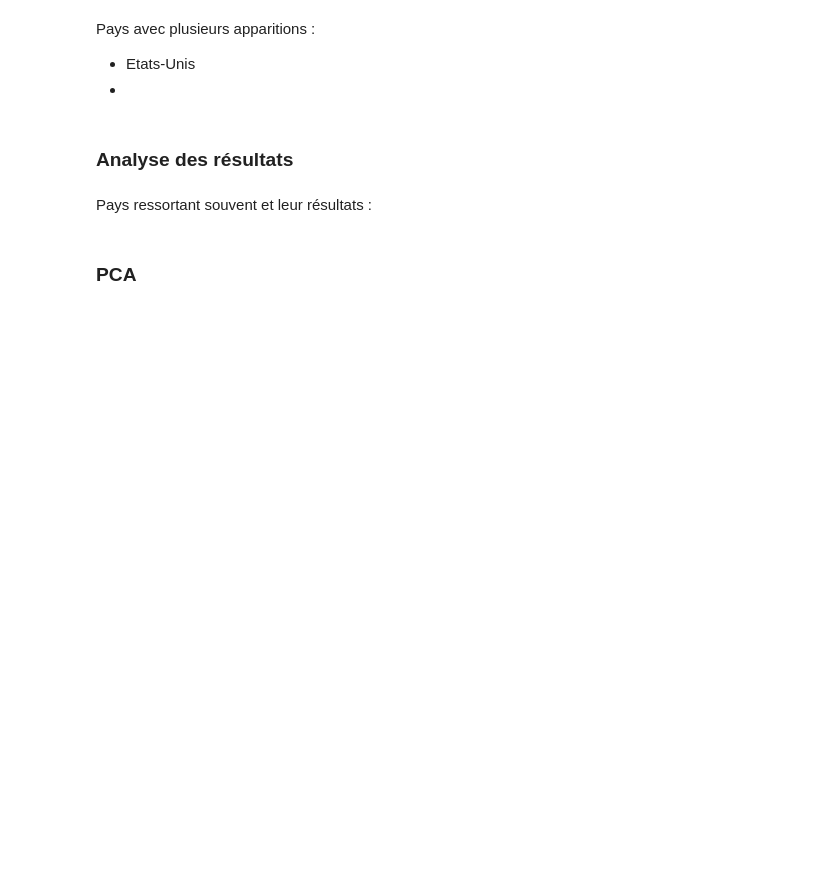
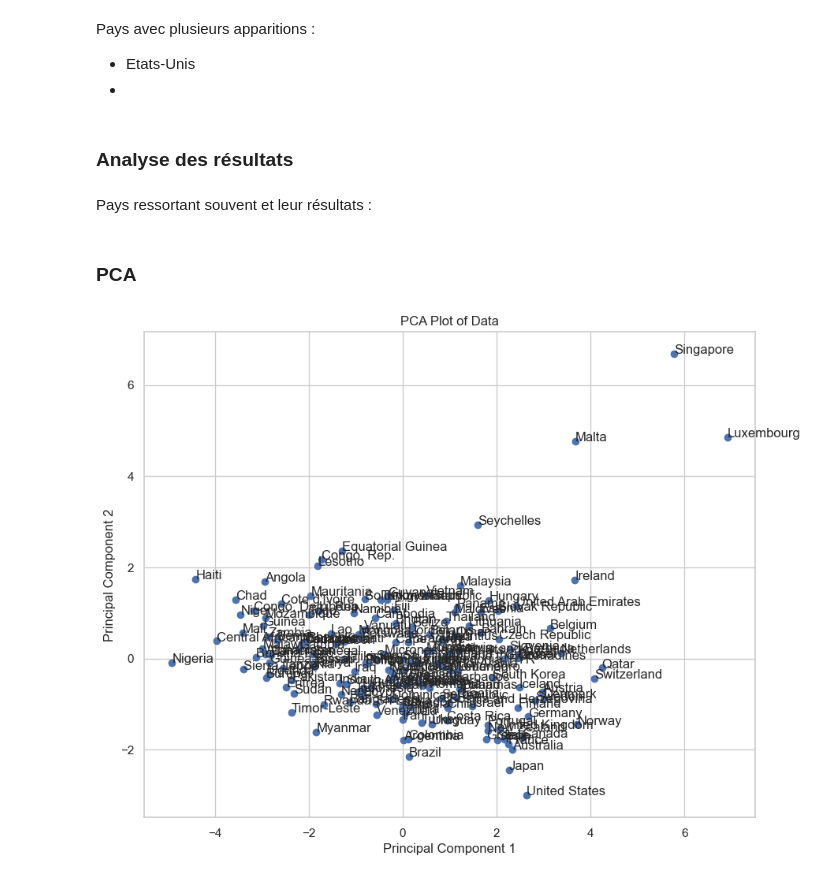
Before and after one commit to lilcdx/DATA832_Classification_pays, a Jupyter notebook: projet.ipynb, the cells around one changed output. Drawn from its saved outputs; the diff is of its cells as text; code cells hidden in the pictures; blank space fills up the shorter version.

Commit message:
[ADD] PCA ScatterPlot

```diff
--- a/projet.ipynb
+++ b/projet.ipynb
@@ -172,0 +170,26 @@ transformed_data = pca.transform(df_num)
+# %%
+features = ['child_mort', 'exports', 'health', 'imports', 'income', 'inflation', 'life_expec', 'total_fer', 'gdpp']
+X = df.loc[:, features].values
+
+countries = df['country'].tolist()
+
+scaler = StandardScaler()
+X_scaled = scaler.fit_transform(X)
+
+pca = PCA(n_components=2)
+X_pca = pca.fit_transform(X_scaled)
+df_pca = pd.DataFrame(data=X_pca, columns=['PC1', 'PC2'])
+
+plt.figure(figsize=(10, 8))
+plt.scatter(df_pca['PC1'], df_pca['PC2'])
+
+for i, country in enumerate(countries):
+    plt.annotate(country, (df_pca.loc[i, 'PC1'], df_pca.loc[i, 'PC2']))
+
+plt.xlabel('Principal Component 1')
+plt.ylabel('Principal Component 2')
+plt.title('PCA Plot of Data')
+plt.grid(True)
+plt.show()
+# %% [output]
+[figure, added]
```
Also changed, not shown: parts of 4 cells of this notebook.
